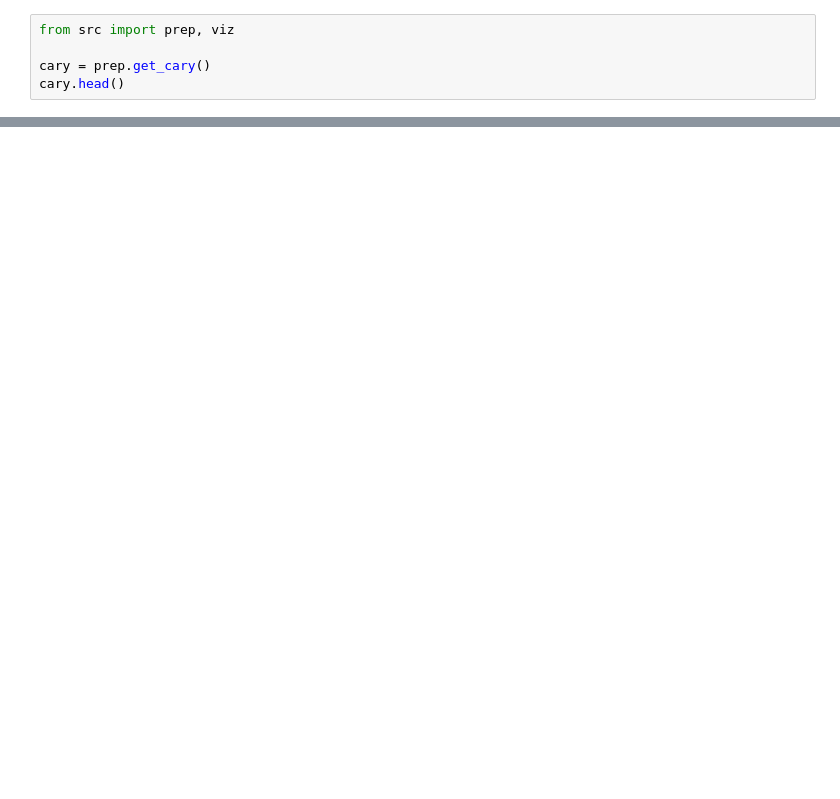
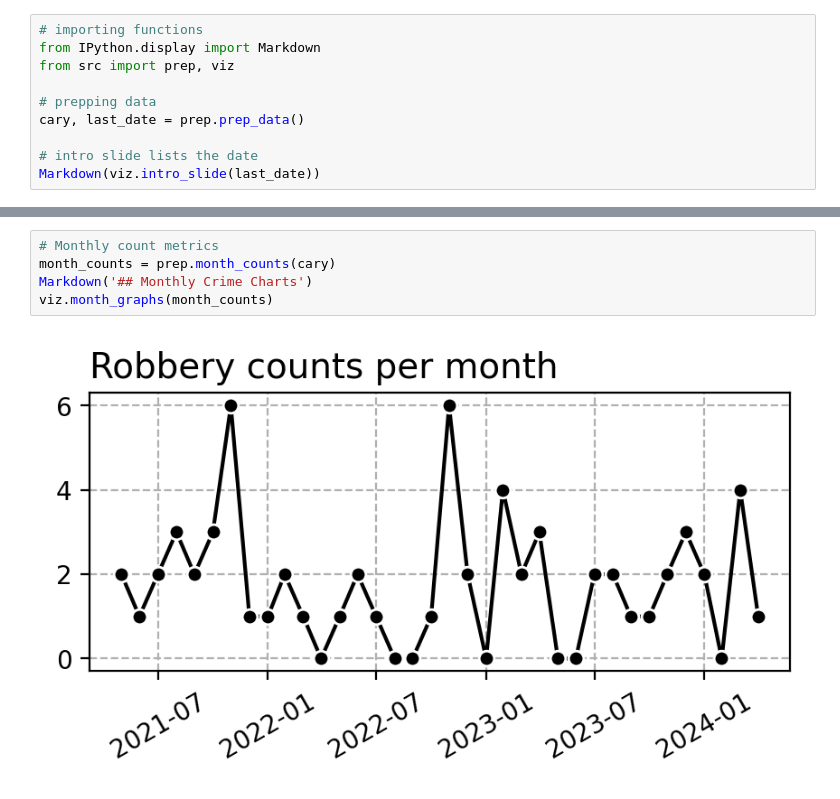
Before and after one commit to apwheele/CrimeBook, a Jupyter notebook: CaryReport.ipynb, the cells around one changed output, grey strips where cells are left out. Drawn from its saved outputs; the diff is of its cells as text; blank space fills up the shorter version.

```diff
--- a/CaryReport.ipynb
+++ b/CaryReport.ipynb
@@ -5,6 +1,11 @@ If you have questions, contact crime analyst Andrew Wheeler
 # %%
+# importing functions
+from IPython.display import Markdown
 from src import prep, viz
 
-cary = prep.get_cary()
-cary.head()
+# prepping data
+cary, last_date = prep.prep_data()
+
+# intro slide lists the date
+Markdown(viz.intro_slide(last_date))
 # %% [output]
@@ -17,0 +31,7 @@ cary.head()
+# %%
+# Monthly count metrics
+month_counts = prep.month_counts(cary)
+Markdown('## Monthly Crime Charts')
+viz.month_graphs(month_counts)
+# %% [output]
+[figure, added]
```
Also changed, not shown: parts of 6 cells of this notebook, 4 other files.
